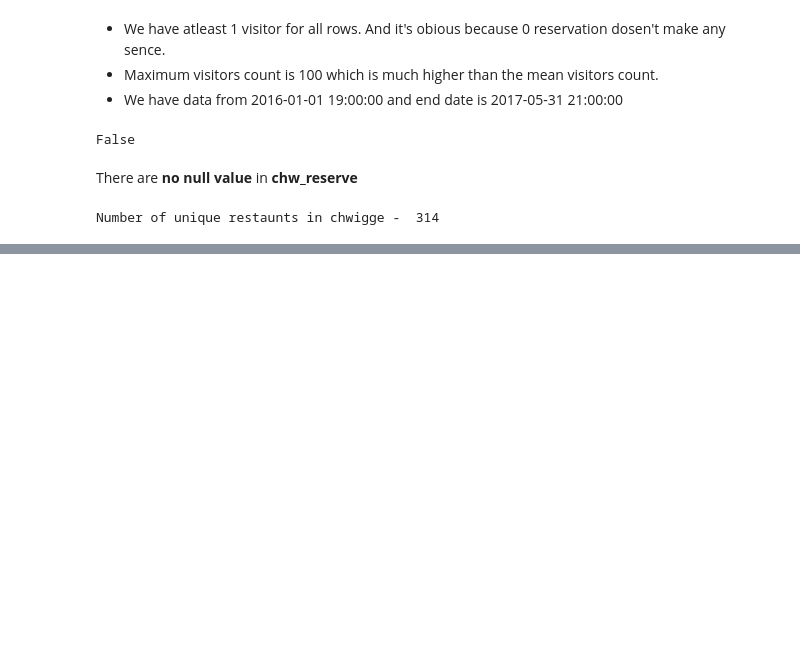
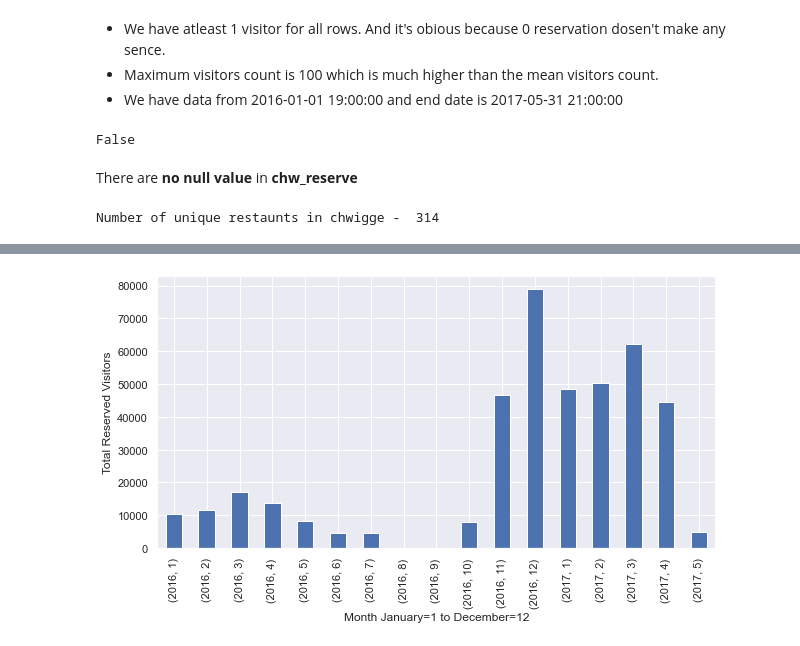
Before and after one commit to ChandrakantSahu17/IIITB_Sem1_ML_Project, a Jupyter notebook: OurCode_TerminalStack.ipynb, the cells around one changed output, grey strips where cells are left out. Cells and saved outputs as stored; diff of their text form; code cells hidden in the pictures; blank space fills up the shorter version.

```diff
--- a/OurCode_TerminalStack.ipynb
+++ b/OurCode_TerminalStack.ipynb
@@ -156,3 +156,9 @@ chw_reserve.head()
 | 2 | air_db4b38ebe7a7ceff | 2016-01-01 19:00:00 | 2016-01-01 19:00:00 | 6 | 2016 | 1 | ... |
 | 3 | air_877f79706adbfb06 | 2016-01-01 20:00:00 | 2016-01-01 16:00:00 | 2 | 2016 | 1 | ... |
 | 4 | air_db80363d35f10926 | 2016-01-01 20:00:00 | 2016-01-01 01:00:00 | 5 | 2016 | 1 | ... |
+# %%
+temp = chw_reserve.groupby(['visit_year','visit_month'])['reserve_visitors'].sum()
+temp.plot(kind='bar',xlabel = "Month January=1 to December=12",ylabel="Total Reserved Visitors",figsize=(10,5))
+plt.show()
+# %% [output]
+[figure, added]
```
Also changed, not shown: parts of 4 cells of this notebook.
